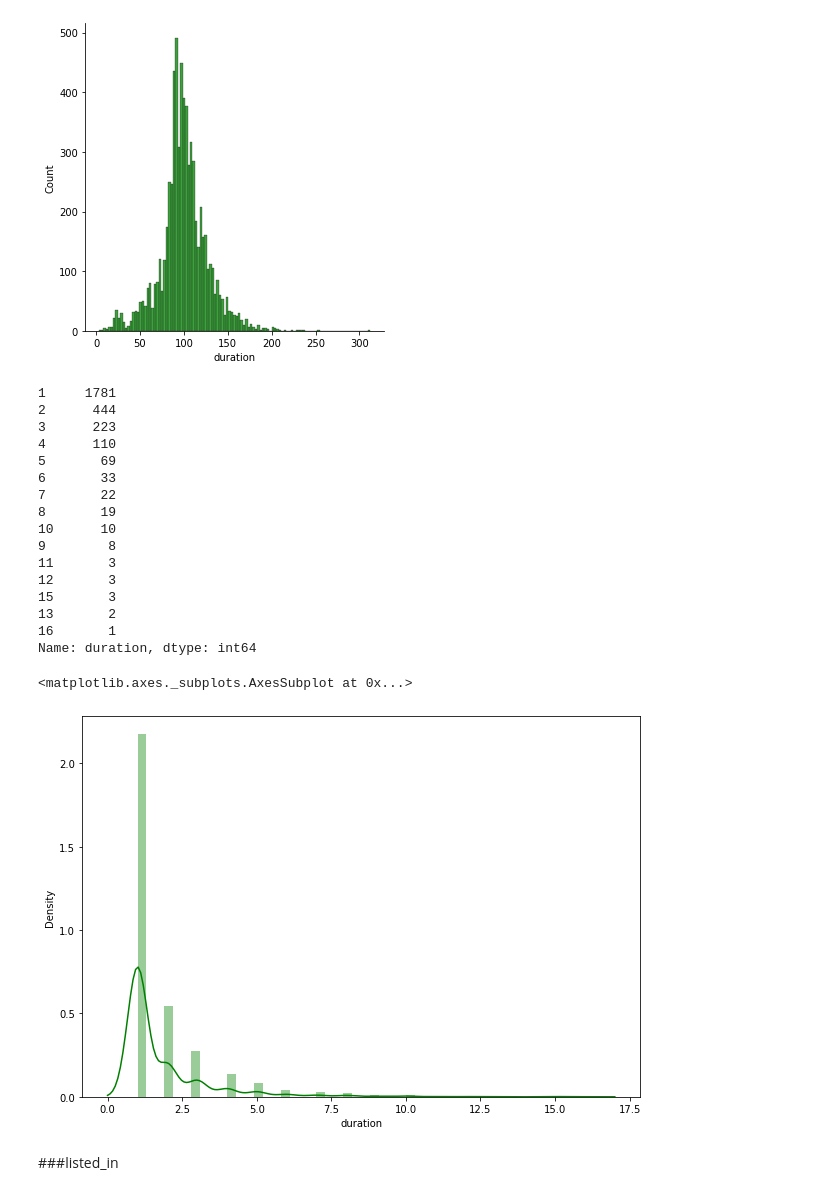
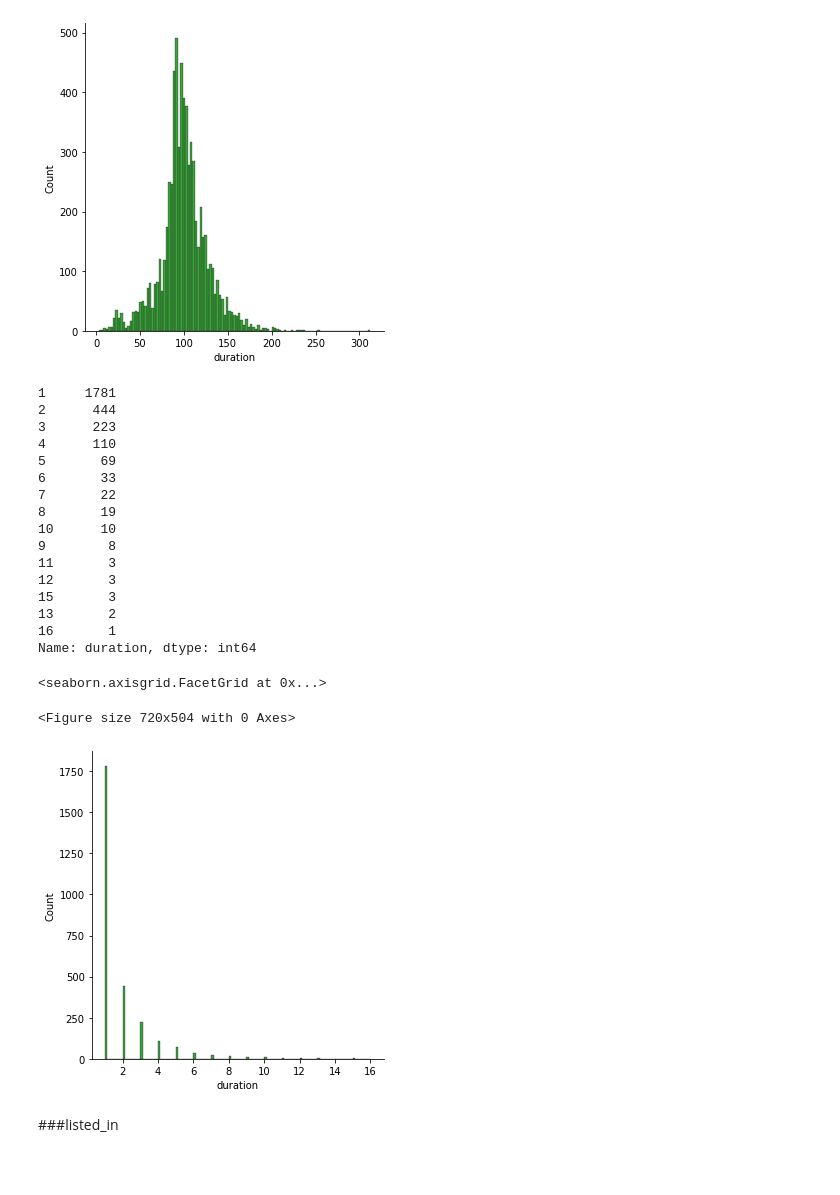
Before and after one commit to gauriagarwal18/NETFLIX_MOVIES_AND_TV_SHOWS_CLUSTERING, a Jupyter notebook: Netflix_Movies_And_Tv_Shows_Clustering_.ipynb, the cells around one changed output. Saved outputs shown, nothing was run; the diff lists cells and outputs as text; code cells hidden in the pictures; blank space fills up the shorter version.

```diff
--- a/Netflix_Movies_And_Tv_Shows_Clustering_.ipynb
+++ b/Netflix_Movies_And_Tv_Shows_Clustering_.ipynb
@@ -756,27 +756,28 @@ sns.displot(netflix[netflix["type"]=="Movie"]["duration"], color = 'g')
 # %%
 print(netflix[netflix["type"]=="TV Show"]["duration"].value_counts())
 fig = plt.figure(figsize=(10,7))
-sns.distplot(netflix[netflix["type"]=="TV Show"]["duration"], color = 'g')
+sns.displot(netflix[netflix["type"]=="TV Show"]["duration"], color = 'g')
 #we can have a look that distribution of durtion of movies is a right skewed distribution.
 # %% [output]
 1     1781
 2      444
 3      223
 4      110
 5       69
 6       33
 7       22
 8       19
 10      10
 9        8
 11       3
 12       3
 15       3
 13       2
 16       1
 Name: duration, dtype: int64
-<matplotlib.axes._subplots.AxesSubplot at 0x...>
+<seaborn.axisgrid.FacetGrid at 0x...>
+<Figure size 720x504 with 0 Axes>
-[figure, old version]
+[figure, new version]
 # %% [markdown]
 ###listed_in
 # %%
```
Also changed, not shown: parts of 6 cells of this notebook.
